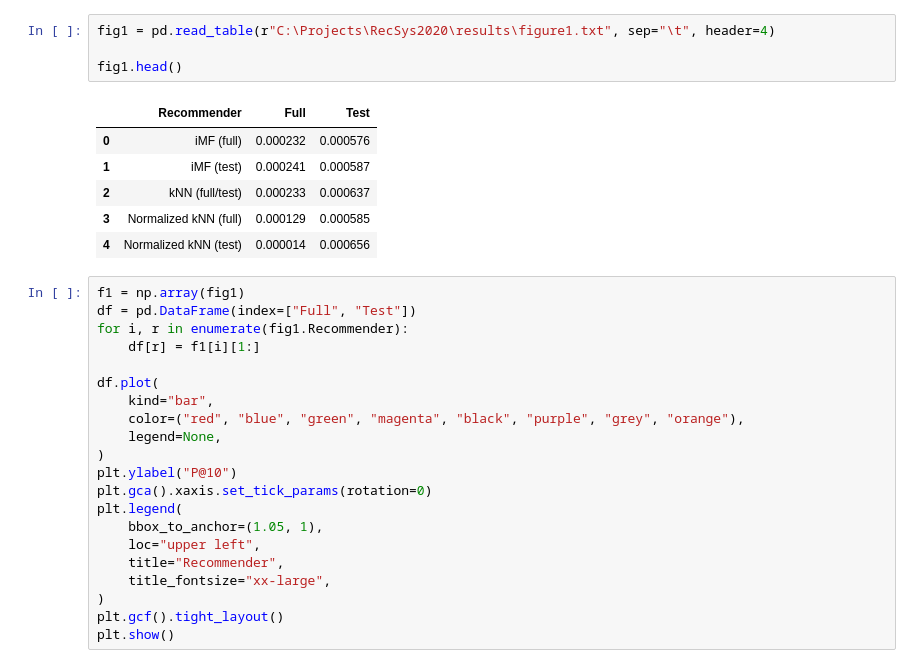
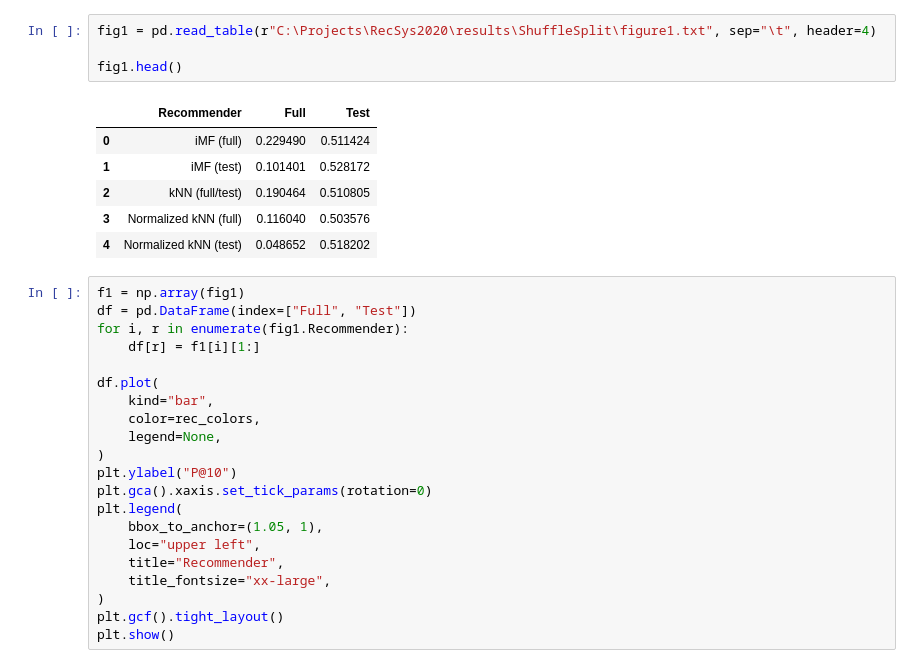
Before and after one commit to PavelA85/RecSys2020, a Jupyter notebook: figure1.ipynb, the cells around one changed output. Saved outputs shown, nothing was run; the diff lists cells and outputs as text.

```diff
--- a/figure1.ipynb
+++ b/figure1.ipynb
@@ -16,14 +40,14 @@ Using scipy 1.6.0 version
 # %%
-fig1 = pd.read_table(r"C:\Projects\RecSys2020\results\figure1.txt", sep="\t", header=4)
+fig1 = pd.read_table(r"C:\Projects\RecSys2020\results\ShuffleSplit\figure1.txt", sep="\t", header=4)
 
 fig1.head()
 # %% [output]
 |  | Recommender | Full | Test |
-| 0 | iMF (full) | 0.000232 | 0.000576 |
-| 1 | iMF (test) | 0.000241 | 0.000587 |
-| 2 | kNN (full/test) | 0.000233 | 0.000637 |
-| 3 | Normalized kNN (full) | 0.000129 | 0.000585 |
-| 4 | Normalized kNN (test) | 0.000014 | 0.000656 |
+| 0 | iMF (full) | 0.229490 | 0.511424 |
+| 1 | iMF (test) | 0.101401 | 0.528172 |
+| 2 | kNN (full/test) | 0.190464 | 0.510805 |
+| 3 | Normalized kNN (full) | 0.116040 | 0.503576 |
+| 4 | Normalized kNN (test) | 0.048652 | 0.518202 |
 # %%
 f1 = np.array(fig1)
 df = pd.DataFrame(index=["Full", "Test"])
@@ -32,7 +56,7 @@ for i, r in enumerate(fig1.Recommender):
 
 df.plot(
     kind="bar",
-    color=("red", "blue", "green", "magenta", "black", "purple", "grey", "orange"),
+    color=rec_colors,
     legend=None,
 )
 plt.ylabel("P@10")
```
Also changed, not shown: parts of 6 cells of this notebook, 4 other files.
